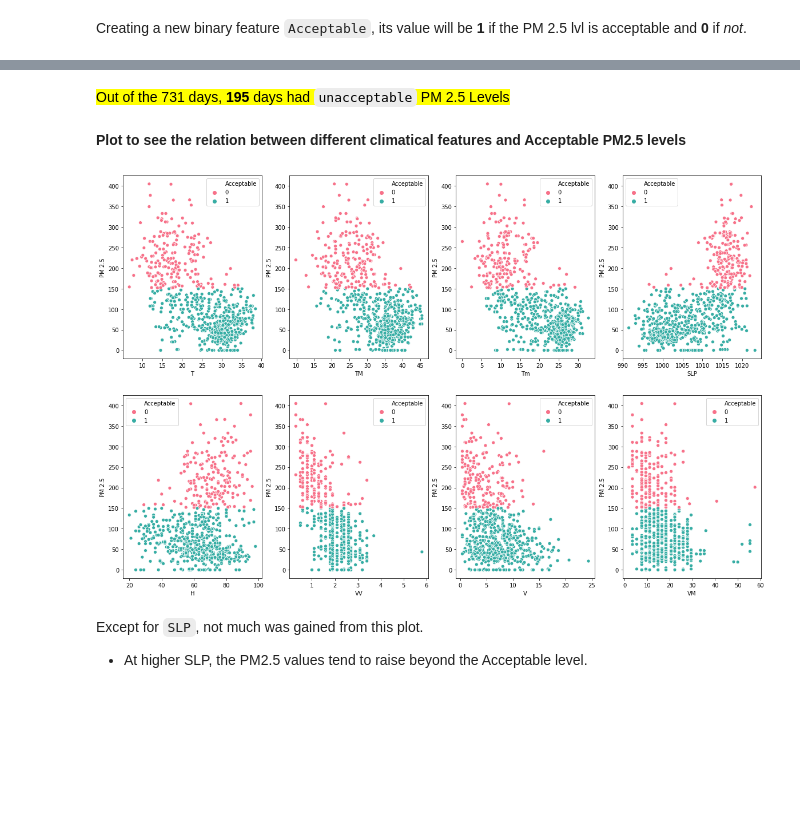
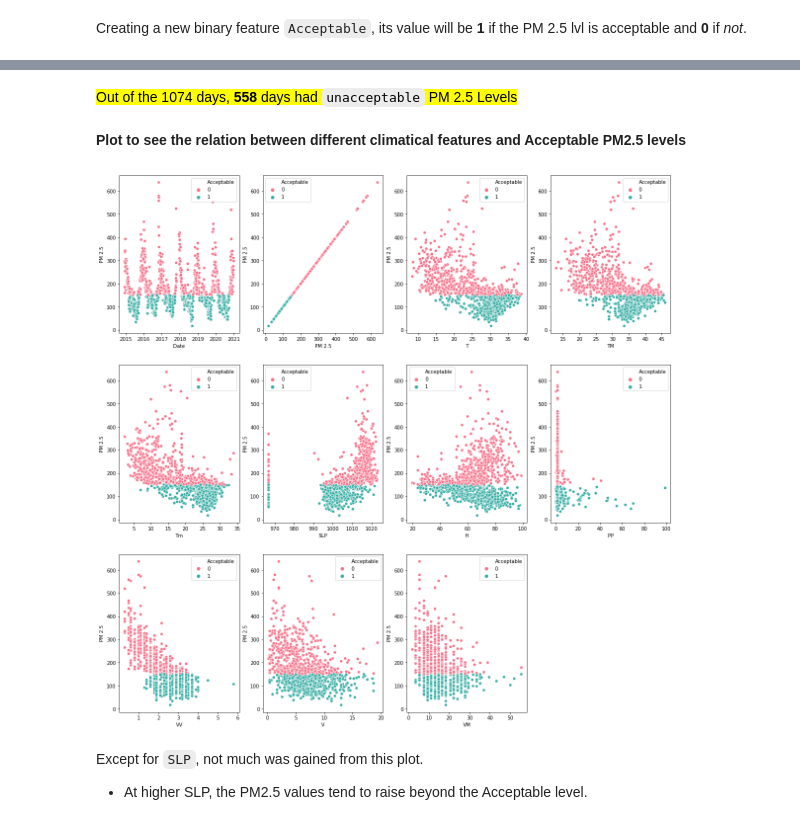
Before and after one commit to toseefkhan403/AQIProject, a Jupyter notebook: AQI Prediction.ipynb, the cells around one changed output, grey strips where cells are left out. Drawn from its saved outputs; the diff is of its cells as text; code cells hidden in the pictures; blank space fills up the shorter version.

```diff
--- a/AQI Prediction.ipynb
+++ b/AQI Prediction.ipynb
@@ -112,4 +88,0 @@ Removing them from the dataset
-# %%
-df = df[df.duplicated() == False]
-
-print(df.shape)
@@ -136,0 +89,20 @@ memory usage: 57.1 KB
+# %%
+def removespecialchar(x):
+    if x=='-':
+        return 0
+    else:
+        return x
+
+df['T'] = df['T'].apply(lambda x: removespecialchar(x))
+df['TM'] = df['TM'].apply(lambda x: removespecialchar(x))
+df['Tm'] = df['Tm'].apply(lambda x: removespecialchar(x))
+df['SLP'] = df['SLP'].apply(lambda x: removespecialchar(x))
+df['H'] = df['H'].apply(lambda x: removespecialchar(x))
+df['PP'] = df['PP'].apply(lambda x: removespecialchar(x))
+df['VV'] = df['VV'].apply(lambda x: removespecialchar(x))
+df['V'] = df['V'].apply(lambda x: removespecialchar(x))
+df['VM'] = df['VM'].apply(lambda x: removespecialchar(x))
+# %%
+df[['PM 2.5','T','TM','Tm','SLP','H','PP','VV','V','VM']] = df[['PM 2.5','T','TM','Tm','SLP','H','PP','VV','V','VM']].astype('float')
+df['Date'] = pd.to_datetime(df['Date'])
+df.info()
@@ -151,0 +146,10 @@ df.describe().T
+# %%
+df['T'] = df['T'].replace(0,df['T'].mean())
+df['TM'] = df['TM'].replace(0,df['TM'].mean())
+df['Tm'] = df['Tm'].replace(0,df['Tm'].mean())
+df['SLP'] = df['SLP'].replace(0,df['SLP'].mean())
+df['H'] = df['H'].replace(0,df['H'].mean())
+df['PP'] = df['PP'].replace(0,df['PP'].mean())
+df['VV'] = df['VV'].replace(0,df['VV'].mean())
+df['V'] = df['V'].replace(0,df['V'].mean())
+df['VM'] = df['VM'].replace(0,df['VM'].mean())
@@ -199,17 +217,17 @@ Name: Acceptable, dtype: int64
 # %% [markdown]
-<mark>Out of the 731 days, **195** days had `unacceptable` PM 2.5 Levels</mark>
+<mark>Out of the 1074 days, **558** days had `unacceptable` PM 2.5 Levels</mark>
 # %% [markdown]
 **Plot to see the relation between different climatical features and Acceptable PM2.5 levels**
 # %%
 cols =  list(df.columns)
 
 plt.figure(figsize=(20, 20))
 
-for i in range(1, 9):
+for i in range(1, 12):
     plt.subplot(3, 4, i)
     sns.scatterplot(x = cols[i - 1], y = df['PM 2.5'],data = df, hue = "Acceptable", palette = "husl")
 # %% [output]
-[figure, old version]
+[figure, new version]
 # %% [markdown]
 Except for `SLP`, not much was gained from this plot.
 
```
Also changed, not shown: parts of 38 cells of this notebook, 5 other files.
